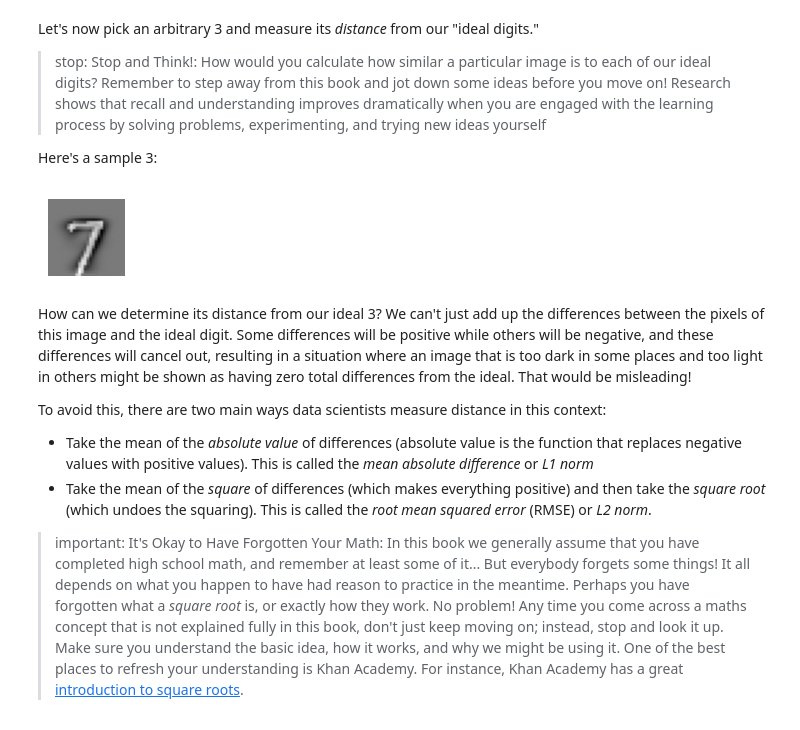
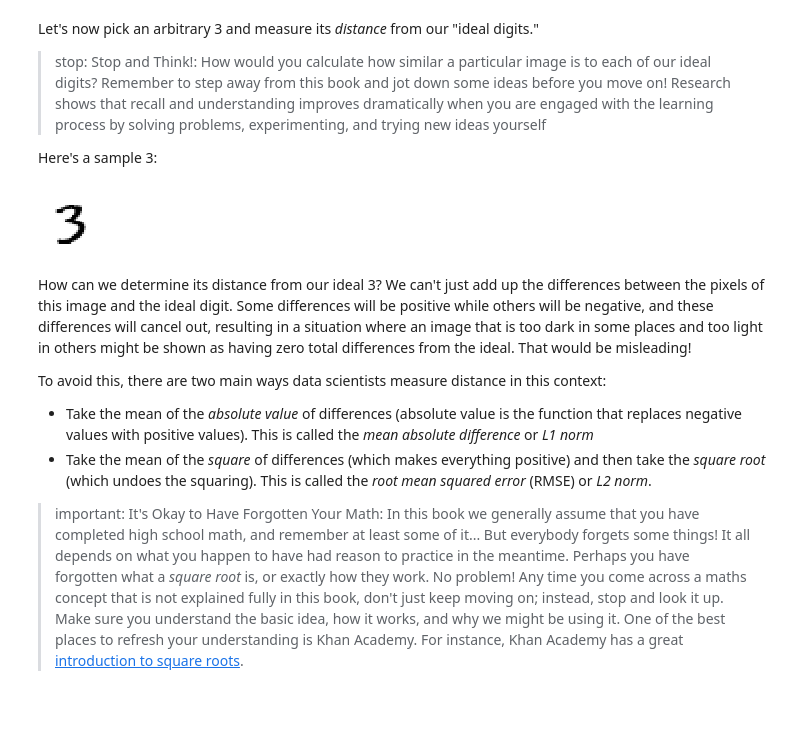
Before and after one commit to legend-crypt/fastai, a Jupyter notebook: 04_mnist_basics.ipynb, the cells around one changed output. Saved outputs shown, nothing was run; the diff lists cells and outputs as text; code cells hidden in the pictures.

```diff
--- a/04_mnist_basics.ipynb
+++ b/04_mnist_basics.ipynb
@@ -212,14 +206,11 @@ Let's now pick an arbitrary 3 and measure its *distance* from our "ideal digits.
 > stop: Stop and Think!: How would you calculate how similar a particular image is to each of our ideal digits? Remember to step away from this book and jot down some ideas before you move on! Research shows that recall and understanding improves dramatically when you are engaged with the learning process by solving problems, experimenting, and trying new ideas yourself
 
 Here's a sample 3:
-# %%
-a_3 = stacked_threes[1]
-df = pd.DataFrame(a_3[:,:])
-df.style.set_properties(**{'font-size':'6pt'}).background_gradient('Greys')
-a_7 = mean7 - stacked_sevens[5]
-show_image(a_7);
-# %% [output]
-[figure, removed]
+# %%
+a_3 = stacked_threes[1]
+show_image(a_3);
+# %% [output]
+[figure, added]
 # %% [markdown]
 How can we determine its distance from our ideal 3? We can't just add up the differences between the pixels of this image and the ideal digit. Some differences will be positive while others will be negative, and these differences will cancel out, resulting in a situation where an image that is too dark in some places and too light in others might be shown as having zero total differences from the ideal. That would be misleading!
 
```
Also changed, not shown: parts of 38 cells of this notebook.
